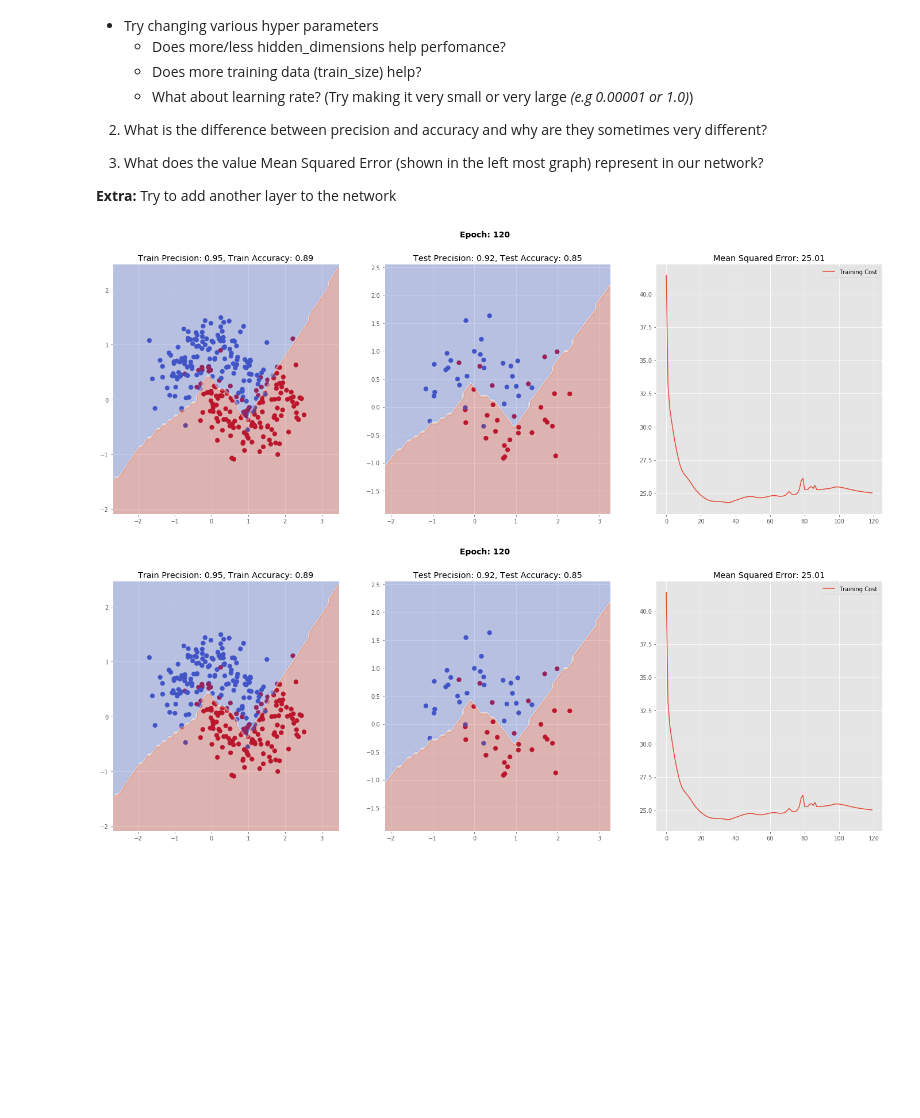
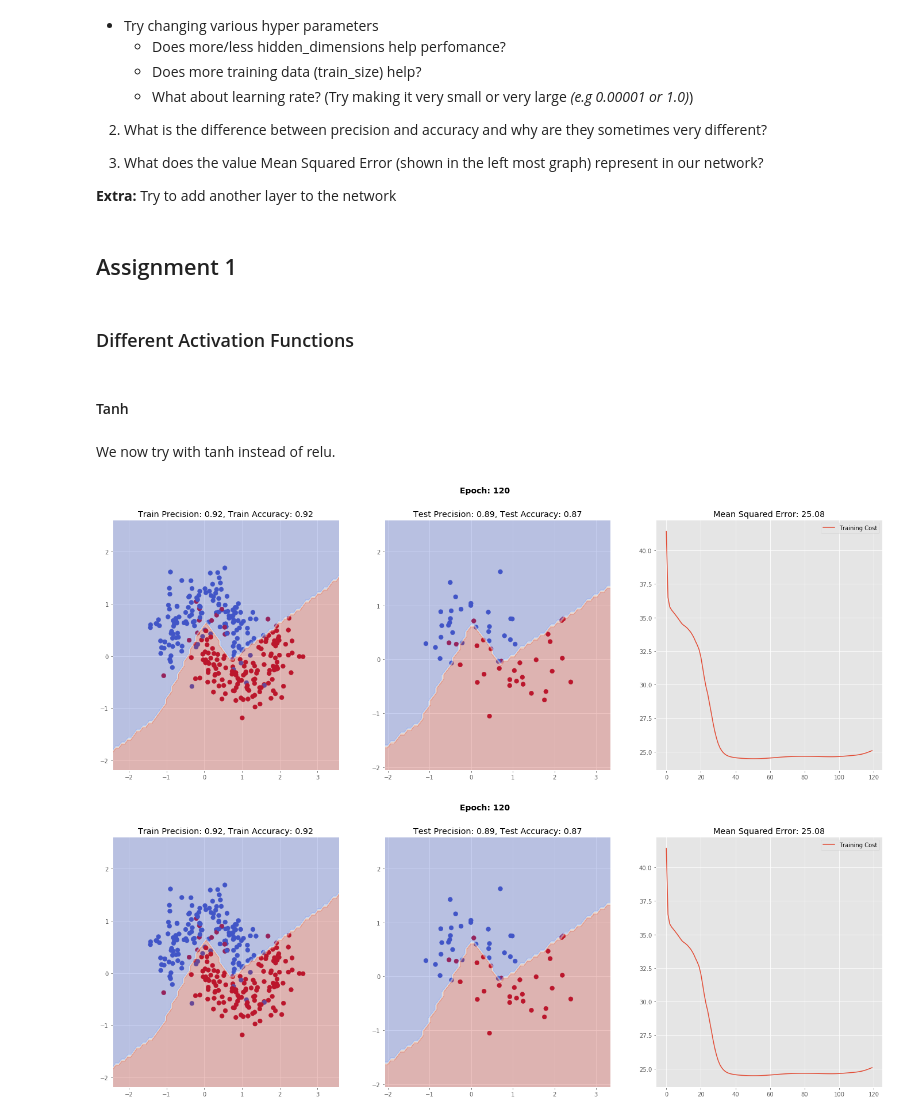
Before and after one commit to A-T-Kristensen/02456-deep-learning, a Jupyter notebook: notebooks/lab1_Introduction/2.OPT_Pure_Python.ipynb, the cells around one changed output. Drawn from its saved outputs; the diff is of its cells as text; code cells hidden in the pictures; blank space fills up the shorter version.

```diff
--- a/notebooks/lab1_Introduction/2.OPT_Pure_Python.ipynb
+++ b/notebooks/lab1_Introduction/2.OPT_Pure_Python.ipynb
@@ -500,44 +500,42 @@ train_with_animation(train_data, test_data, epochs=epochs, learning_rate=learnin
 3) What does the value Mean Squared Error (shown in the left most graph) represent in our network?</span>
 
 **Extra:** Try to add another layer to the network
+# %% [markdown]
+## Assignment 1
+# %% [markdown]
+### Different Activation Functions
+# %% [markdown]
+#### Tanh
+# %% [markdown]
+We now try with tanh instead of relu.
 # %%
-np.random.seed(0)
-
-input_dimensions = 2 # N.B - This is fixed in our case
-hidden_dimensions = 10
-output_dimensions = 2 # N.B - This is fixed in our case
-
-epochs = 120
-plot_steps = 5
-learning_rate = 0.1
-
 # We have
 # sigmoid
 # tanh
 # relu
 # leaky_relu
 # elu
 # selu
 
 activation_func = tanh
 activation_func_derivative = tanh_derivative
 
 # Should clean this up later.
 def predict(X):
     predictions = []
 
     for x in X:
         pred = forward_propagation(x, activation_func)
         pred = np.argmax(pred)
         predictions.append(pred)
     return np.array(predictions)
 
 input_nodes, hidden_nodes, output_nodes,\
     input_activations, hidden_activations, output_activations,\
     input_weights, output_weights,\
     input_stepsize, output_stepsize = initialize(input_dimensions, hidden_dimensions, output_dimensions)
 
 train_with_animation(train_data, test_data, epochs=epochs, learning_rate=learning_rate, plot_step=plot_steps, activation_func = activation_func, activation_func_derivative = activation_func_derivative)
 # %% [output]
-[figure, old version]
+[figure, new version]
-[figure, old version]
+[figure, new version]
```
Also changed, not shown: parts of 8 cells of this notebook, 2 other files.
